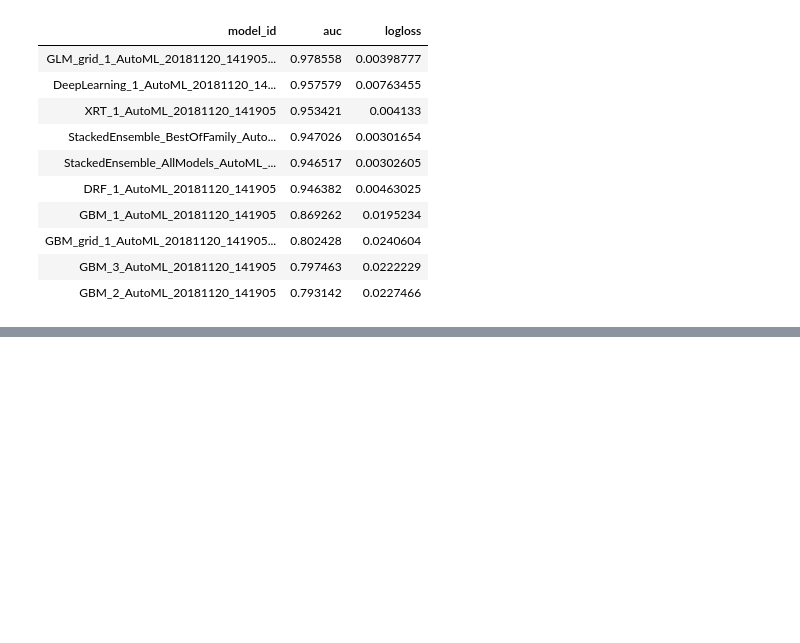
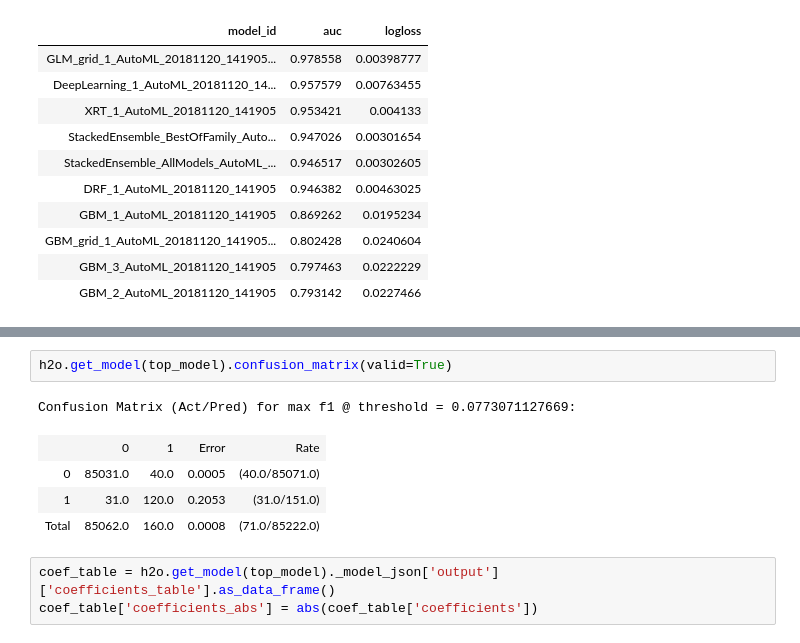
Before and after one commit to TeodoraVrabcheva/Credit_Card_Fraud_H2O, a Jupyter notebook: CC_Fraud.ipynb, the cells around one changed output, grey strips where cells are left out. Drawn from its saved outputs; the diff is of its cells as text; blank space fills up the shorter version.

```diff
--- a/CC_Fraud.ipynb
+++ b/CC_Fraud.ipynb
@@ -315,2 +318,13 @@ h2o.get_model(aml.leaderboard['model_id'][0, 0]).auc(valid=True)
 # %% [output]
 0.9817014163704786
+# %%
+h2o.get_model(top_model).confusion_matrix(valid=True)
+# %% [output]
+Confusion Matrix (Act/Pred) for max f1 @ threshold = 0.0773071127669:
+|  | 0 | 1 | Error | Rate |
+| 0 | 85031.0 | 40.0 | 0.0005 | (40.0/85071.0) |
+| 1 | 31.0 | 120.0 | 0.2053 | (31.0/151.0) |
+| Total | 85062.0 | 160.0 | 0.0008 | (71.0/85222.0) |
+# %%
+coef_table = h2o.get_model(top_model)._model_json['output']['coefficients_table'].as_data_frame()
+coef_table['coefficients_abs'] = abs(coef_table['coefficients'])
```
Also changed, not shown: parts of 5 cells of this notebook.
